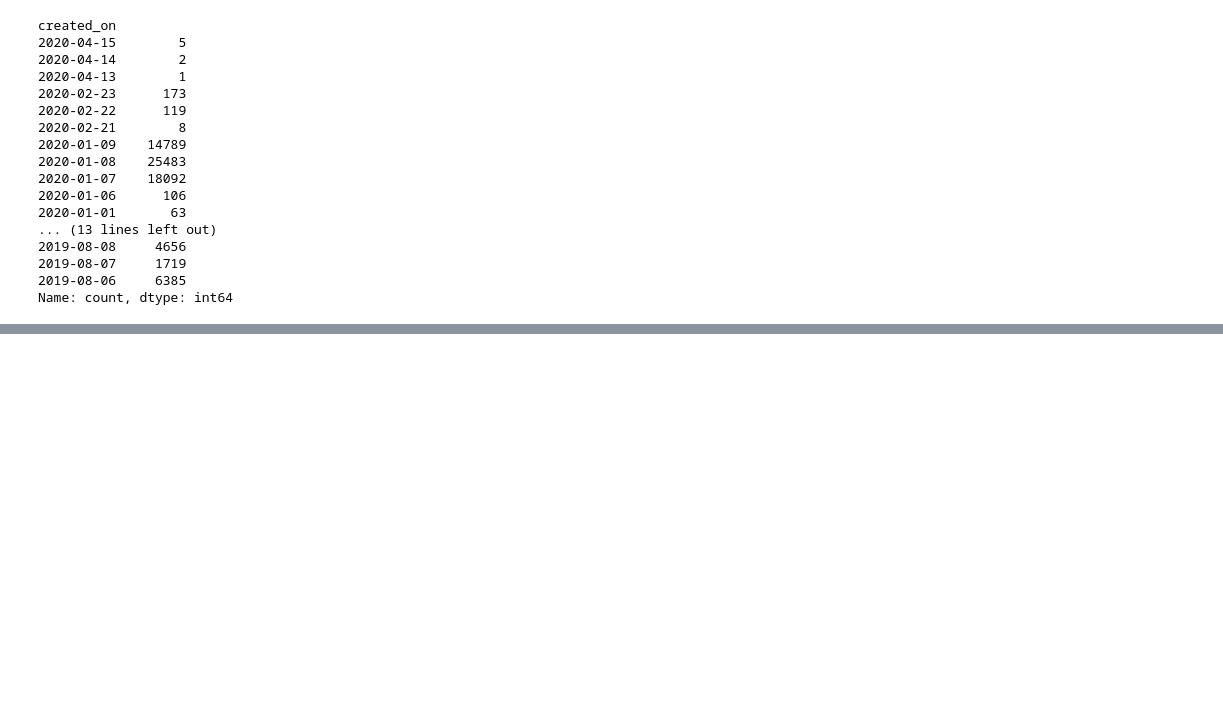
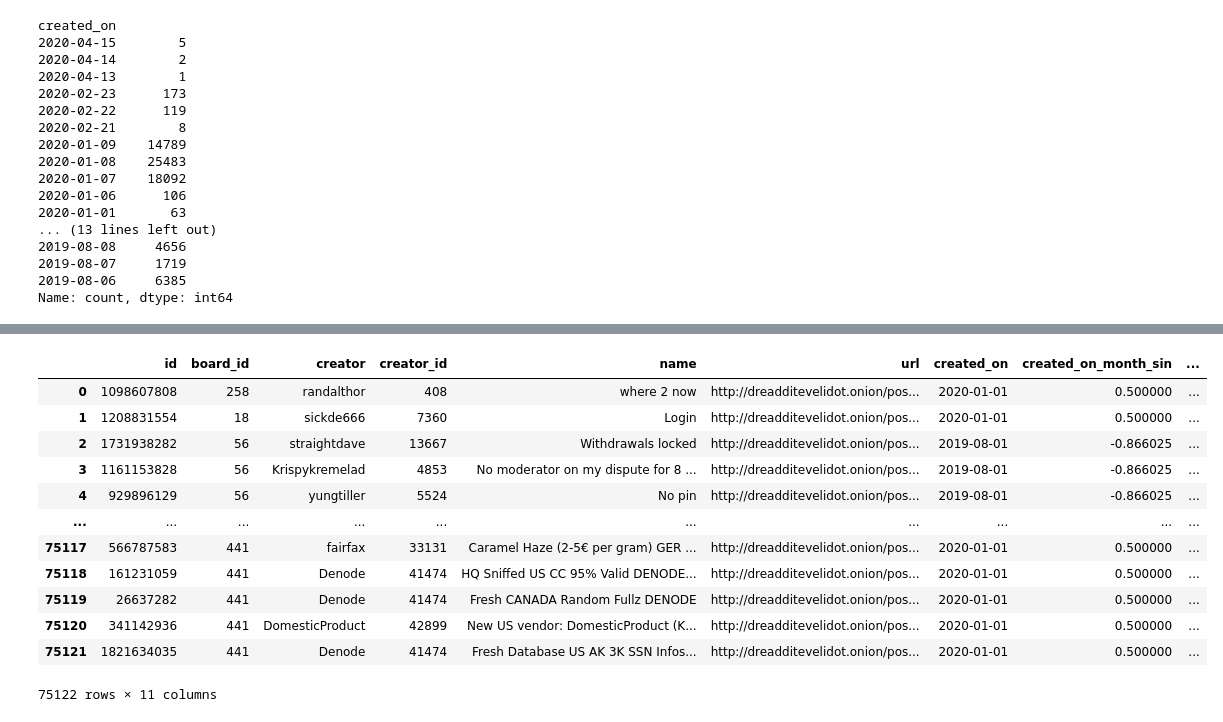
Before and after one commit to D0men1c0/ISSR_Darkweb, a Jupyter notebook: Analyze_files/an_threads.ipynb, the cells around one changed output, grey strips where cells are left out. Drawn from its saved outputs; the diff is of its cells as text; code cells hidden in the pictures; blank space fills up the shorter version.

```diff
--- a/Analyze_files/an_threads.ipynb
+++ b/Analyze_files/an_threads.ipynb
@@ -172,0 +207,16 @@ Name: count, dtype: int64
+# %%
+ppu.encode_date_cyclically(df, 'created_on')
+# %% [output]
+|  | id | board_id | creator | creator_id | name | url | created_on | created_on_month_sin | ... |
+| 0 | 1098607808 | 258 | randalthor | 408 | where 2 now | http://dreadditevelidot.onion/pos... | 2020-01-01 | 0.500000 | ... |
+| 1 | 1208831554 | 18 | sickde666 | 7360 | Login | http://dreadditevelidot.onion/pos... | 2020-01-01 | 0.500000 | ... |
+| 2 | 1731938282 | 56 | straightdave | 13667 | Withdrawals locked | http://dreadditevelidot.onion/pos... | 2019-08-01 | -0.866025 | ... |
+| 3 | 1161153828 | 56 | Krispykremelad | 4853 | No moderator on my dispute for 8 ... | http://dreadditevelidot.onion/pos... | 2019-08-01 | -0.866025 | ... |
+| 4 | 929896129 | 56 | yungtiller | 5524 | No pin | http://dreadditevelidot.onion/pos... | 2019-08-01 | -0.866025 | ... |
+| ... | ... | ... | ... | ... | ... | ... | ... | ... | ... |
+| 75117 | 566787583 | 441 | fairfax | 33131 | Caramel Haze (2-5€ per gram) GER ... | http://dreadditevelidot.onion/pos... | 2020-01-01 | 0.500000 | ... |
+| 75118 | 161231059 | 441 | Denode | 41474 | HQ Sniffed US CC 95% Valid DENODE... | http://dreadditevelidot.onion/pos... | 2020-01-01 | 0.500000 | ... |
+| 75119 | 26637282 | 441 | Denode | 41474 | Fresh CANADA Random Fullz DENODE | http://dreadditevelidot.onion/pos... | 2020-01-01 | 0.500000 | ... |
+| 75120 | 341142936 | 441 | DomesticProduct | 42899 | New US vendor: DomesticProduct (K... | http://dreadditevelidot.onion/pos... | 2020-01-01 | 0.500000 | ... |
+| 75121 | 1821634035 | 441 | Denode | 41474 | Fresh Database US AK 3K SSN Infos... | http://dreadditevelidot.onion/pos... | 2020-01-01 | 0.500000 | ... |
+75122 rows × 11 columns
```
Also changed, not shown: parts of 8 cells of this notebook, 1 other file.
